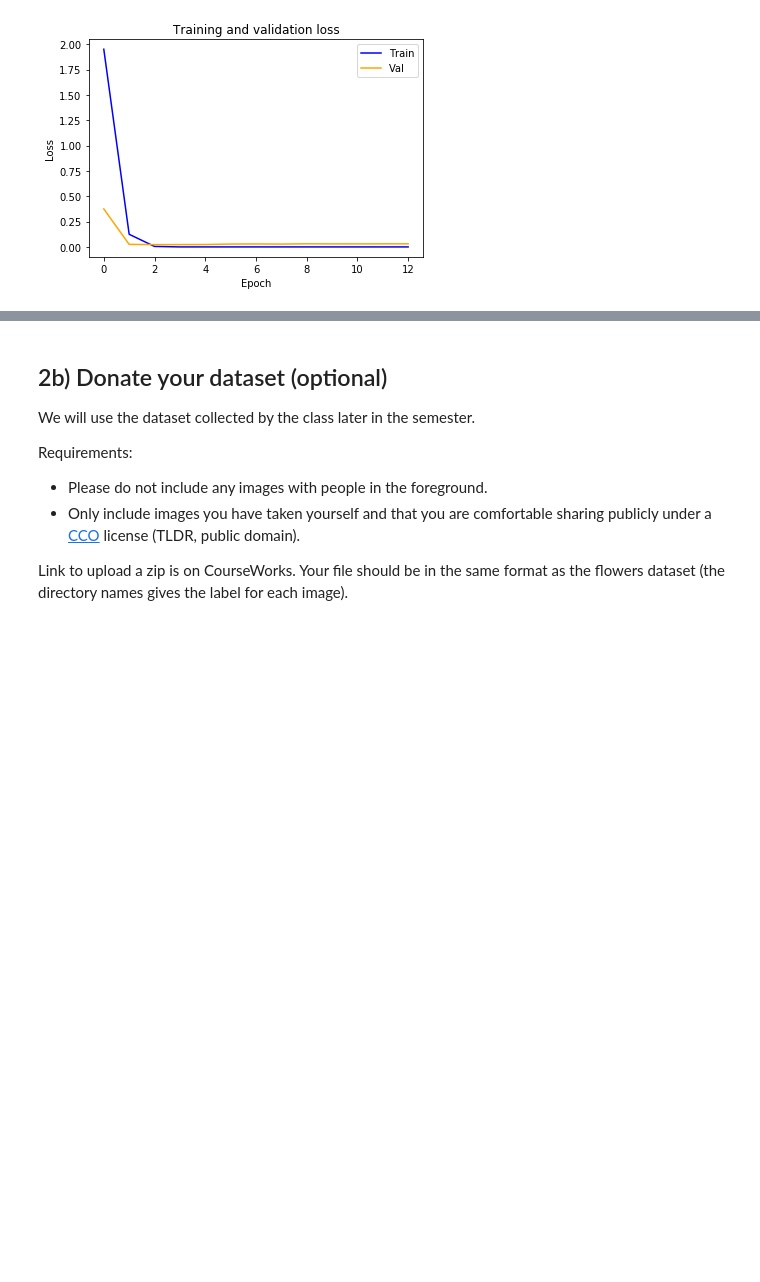
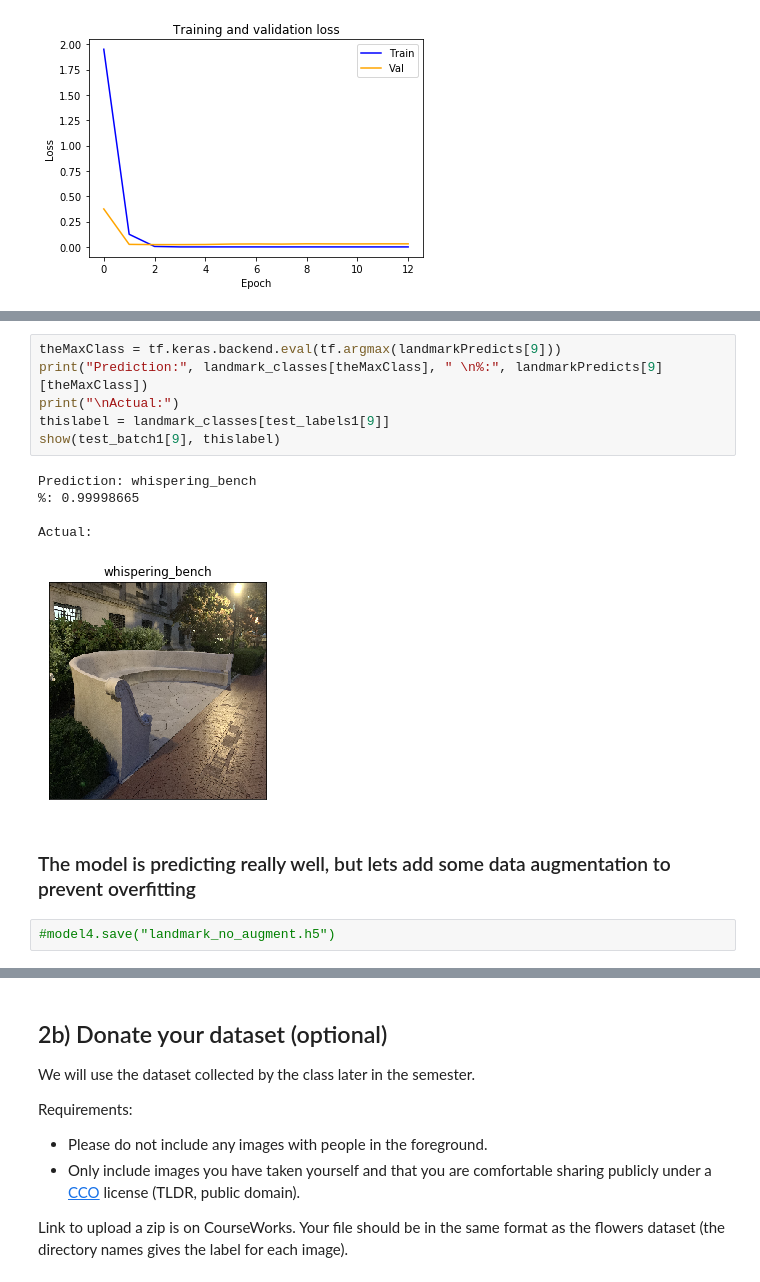
Before and after one commit to muftaye/deep_learning_2019, a Jupyter notebook: a2-1.ipynb, the cells around one changed output, grey strips where cells are left out. Cells and saved outputs as stored; diff of their text form; blank space fills up the shorter version.

```diff
--- a/a2-1.ipynb
+++ b/a2-1.ipynb
@@ -976,0 +1024,16 @@ model3.save('landmark_overfit.h5')
+# %%
+theMaxClass = tf.keras.backend.eval(tf.argmax(landmarkPredicts[9]))
+print("Prediction:", landmark_classes[theMaxClass], " \n%:", landmarkPredicts[9][theMaxClass])
+print("\nActual:")
+thislabel = landmark_classes[test_labels1[9]]
+show(test_batch1[9], thislabel)
+# %% [output]
+Prediction: whispering_bench
+%: 0.99998665
+
+Actual:
+[figure, added]
+# %% [markdown]
+### The model is predicting really well, but lets add some data augmentation to prevent overfitting
+# %%
+#model4.save("landmark_no_augment.h5")
```
Also changed, not shown: parts of 31 cells of this notebook.
